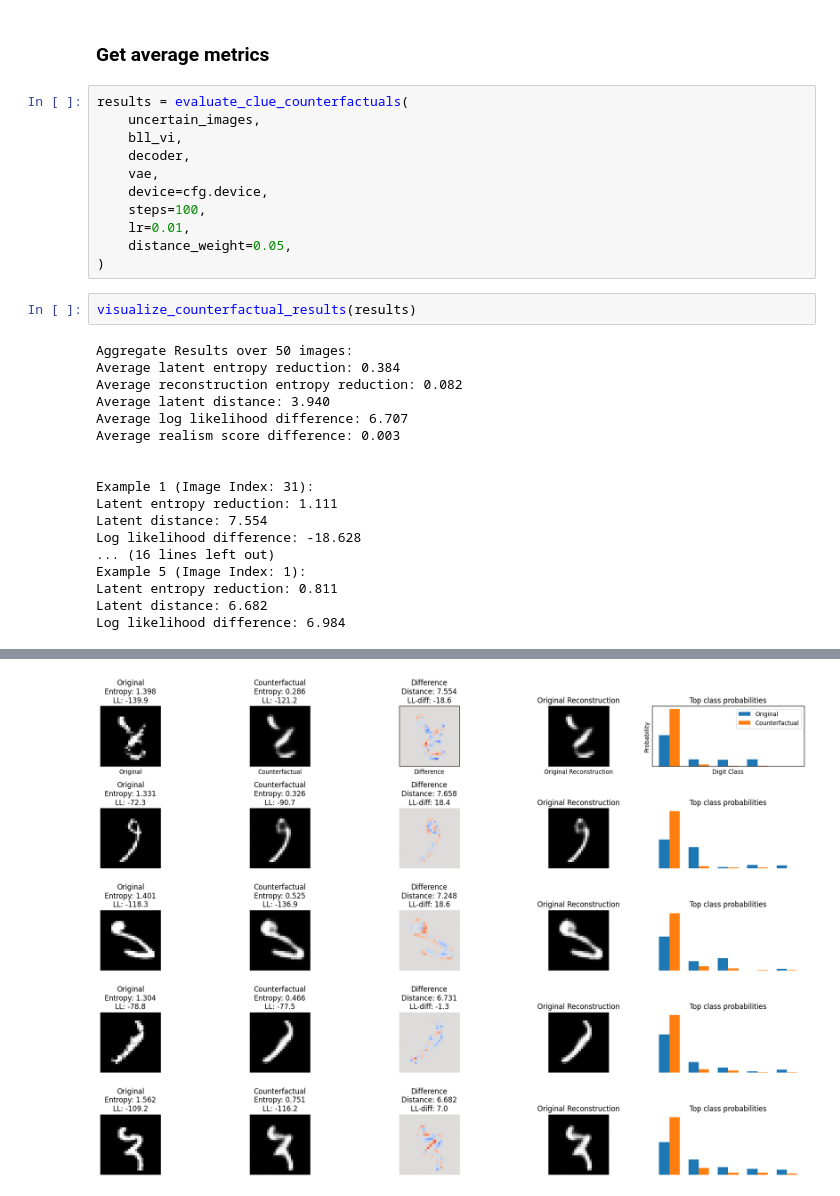
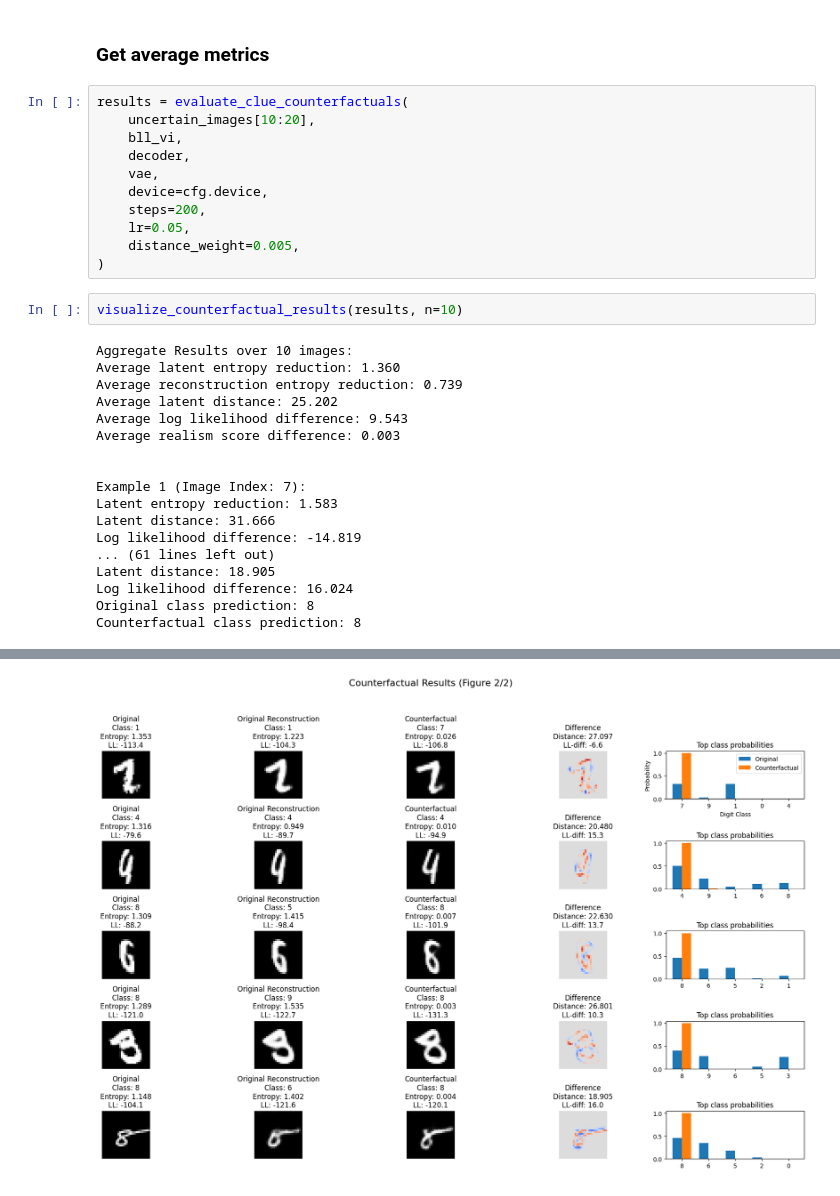
Before and after one commit to confinlay/Bayesian-CE, a Jupyter notebook: MyImplementation/testing_notebooks/test-clue-performance.ipynb, the cells around one changed output, grey strips where cells are left out. Cells and saved outputs as stored; diff of their text form.

```diff
--- a/MyImplementation/testing_notebooks/test-clue-performance.ipynb
+++ b/MyImplementation/testing_notebooks/test-clue-performance.ipynb
@@ -343,32 +345,32 @@ Realism score difference: 0.002
 ### Get average metrics
 # %%
 results = evaluate_clue_counterfactuals(
-    uncertain_images,
+    uncertain_images[10:20],
     bll_vi,
     decoder,
     vae,
     device=cfg.device,
-    steps=100,
-    lr=0.01,
-    distance_weight=0.05,
+    steps=200,
+    lr=0.05,
+    distance_weight=0.005,
 )
 # %%
-visualize_counterfactual_results(results)
+visualize_counterfactual_results(results, n=10)
 # %% [output]
-Aggregate Results over 50 images:
-Average latent entropy reduction: 0.384
-Average reconstruction entropy reduction: 0.082
-Average latent distance: 3.940
-Average log likelihood difference: 6.707
+Aggregate Results over 10 images:
+Average latent entropy reduction: 1.360
+Average reconstruction entropy reduction: 0.739
+Average latent distance: 25.202
+Average log likelihood difference: 9.543
 Average realism score difference: 0.003
 
 
-Example 1 (Image Index: 31):
-Latent entropy reduction: 1.111
-Latent distance: 7.554
-Log likelihood difference: -18.628
-... (16 lines left out)
-Example 5 (Image Index: 1):
-Latent entropy reduction: 0.811
-Latent distance: 6.682
-Log likelihood difference: 6.984
+Example 1 (Image Index: 7):
+Latent entropy reduction: 1.583
+Latent distance: 31.666
+Log likelihood difference: -14.819
+... (61 lines left out)
+Latent distance: 18.905
+Log likelihood difference: 16.024
+Original class prediction: 8
+Counterfactual class prediction: 8
@@ -376 +378 @@ Log likelihood difference: 6.984
-[figure, old version]
+[figure, new version]
```
Also changed, not shown: parts of 5 cells of this notebook, 7 other files.
